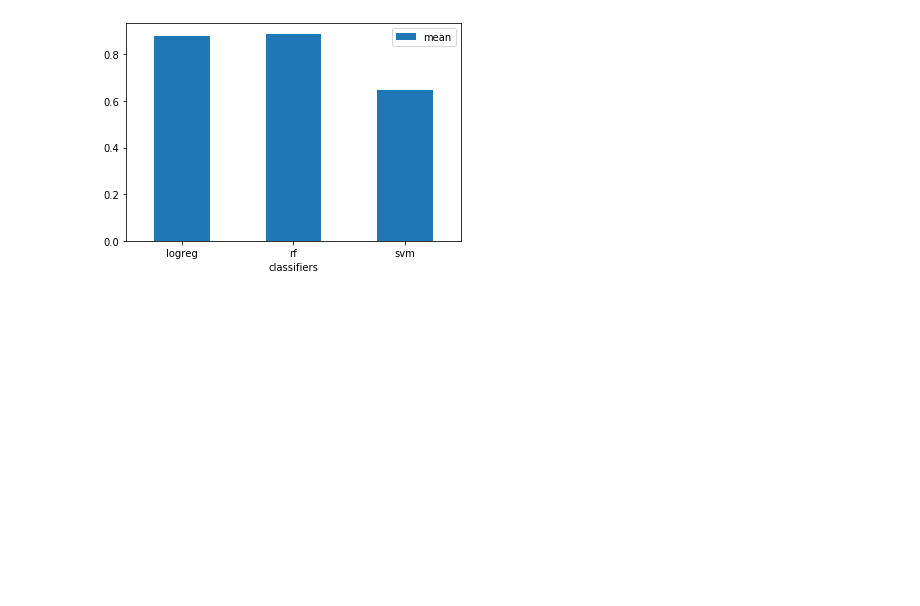
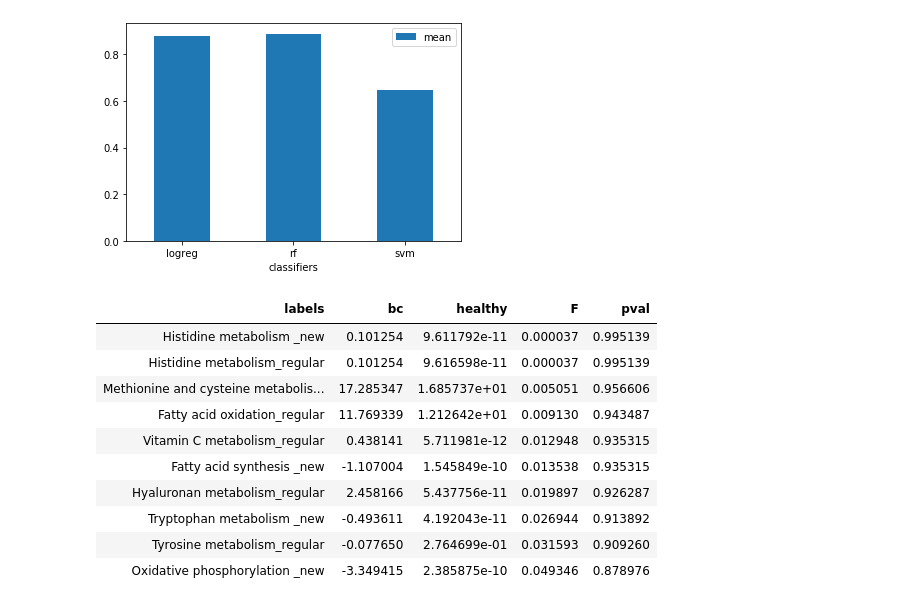
Before and after one commit to alperdokay/breast-cancer-studies, a Jupyter notebook: 29.04.2020 BC Analysis - Combined.ipynb, the cells around one changed output. Cells and saved outputs as stored; diff of their text form; code cells hidden in the pictures; blank space fills up the shorter version.

Commit message:
Anova feature importance result added

```diff
--- a/29.04.2020 BC Analysis - Combined.ipynb
+++ b/29.04.2020 BC Analysis - Combined.ipynb
@@ -194,0 +238,15 @@ df.sort_values('mean', ascending=False)
+# %%
+df_pathways = feature_importance_anova(X_df.fillna(0), y)
+df_pathways.head(10)
+# %% [output]
+| labels | bc | healthy | F | pval |
+| Histidine metabolism _new | 0.101254 | 9.611792e-11 | 0.000037 | 0.995139 |
+| Histidine metabolism_regular | 0.101254 | 9.616598e-11 | 0.000037 | 0.995139 |
+| Methionine and cysteine metabolis... | 17.285347 | 1.685737e+01 | 0.005051 | 0.956606 |
+| Fatty acid oxidation_regular | 11.769339 | 1.212642e+01 | 0.009130 | 0.943487 |
+| Vitamin C metabolism_regular | 0.438141 | 5.711981e-12 | 0.012948 | 0.935315 |
+| Fatty acid synthesis _new | -1.107004 | 1.545849e-10 | 0.013538 | 0.935315 |
+| Hyaluronan metabolism_regular | 2.458166 | 5.437756e-11 | 0.019897 | 0.926287 |
+| Tryptophan metabolism _new | -0.493611 | 4.192043e-11 | 0.026944 | 0.913892 |
+| Tyrosine metabolism_regular | -0.077650 | 2.764699e-01 | 0.031593 | 0.909260 |
+| Oxidative phosphorylation _new | -3.349415 | 2.385875e-10 | 0.049346 | 0.878976 |
```
Also changed, not shown: parts of 1 cell of this notebook, 3 other files.
